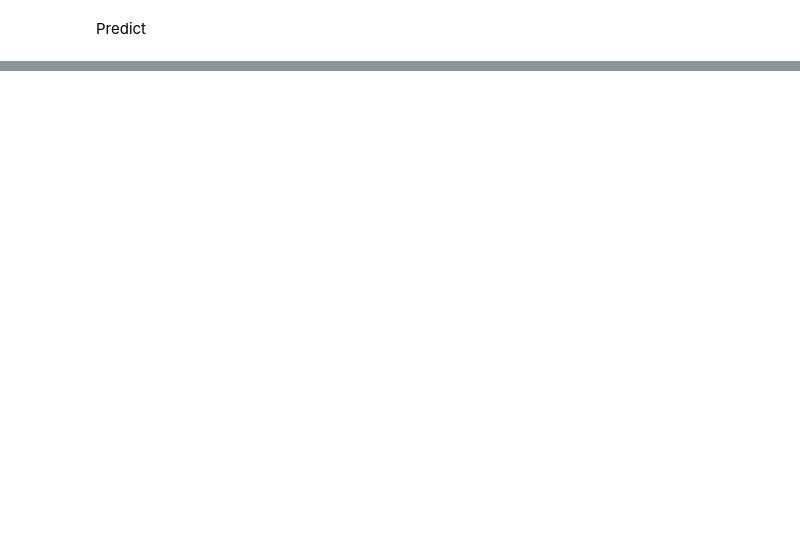
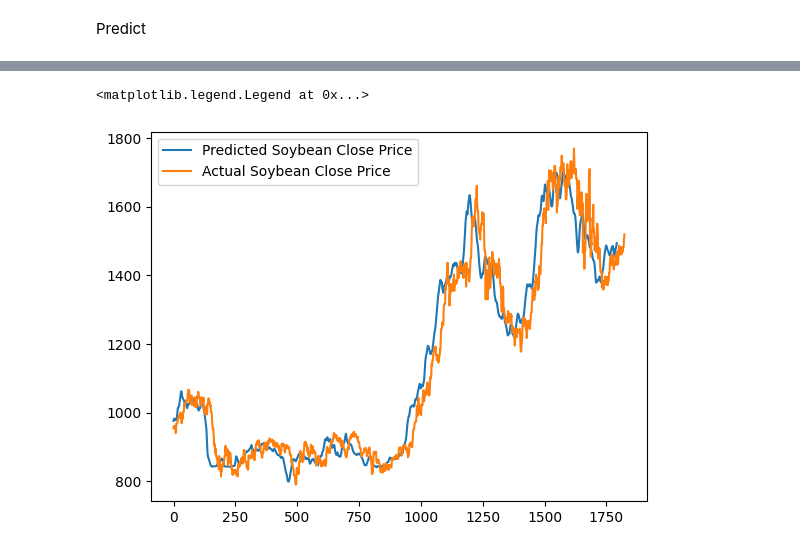
Before and after one commit to abhishek-2504/ML_Commodities_Forecasting_B, a Jupyter notebook: STL LSTM.ipynb, the cells around one changed output, grey strips where cells are left out. Cells and saved outputs as stored; diff of their text form; code cells hidden in the pictures; blank space fills up the shorter version.

```diff
--- a/STL LSTM.ipynb
+++ b/STL LSTM.ipynb
@@ -262,7 +277 @@ def predict(price, features):
     return pred_trend + pred_seasonal + pred_residual
-# %%
-prediction = []
-x, y = sampleData(features.to_numpy(), soybean_close_price.to_numpy() ,sampleLength)
-for n, i in enumerate(x):
-    print(i.shape)
-    prediction += [predict(y[n],x[n])]
@@ -295,0 +278,2 @@ array([ 955.  ,  959.75,  959.25, ..., 1506.5 , 1508.75, 1519.25])
+# %%
+prediction = predict((x[0], x[1], x[2]))
@@ -295,0 +284,14 @@ array([ 955.  ,  959.75,  959.25, ..., 1506.5 , 1508.75, 1519.25])
+# %%
+def unnormalize(arr, min, max):
+    unormalized_arr = arr*(max-min) + min
+    return unormalized_arr
+# %%
+prediction = unnormalize(prediction, soybean_close_price_min, soybean_close_price_max)
+soybean_close_price = unnormalize(soybean_close_price.to_numpy(), soybean_close_price_min, soybean_close_price_max)
+# %%
+plt.plot(prediction, label = 'Predicted Soybean Close Price')
+plt.plot(soybean_close_price, label = 'Actual Soybean Close Price')
+plt.legend()
+# %% [output]
+<matplotlib.legend.Legend at 0x...>
+[figure, added]
```
Also changed, not shown: parts of 26 cells of this notebook.
